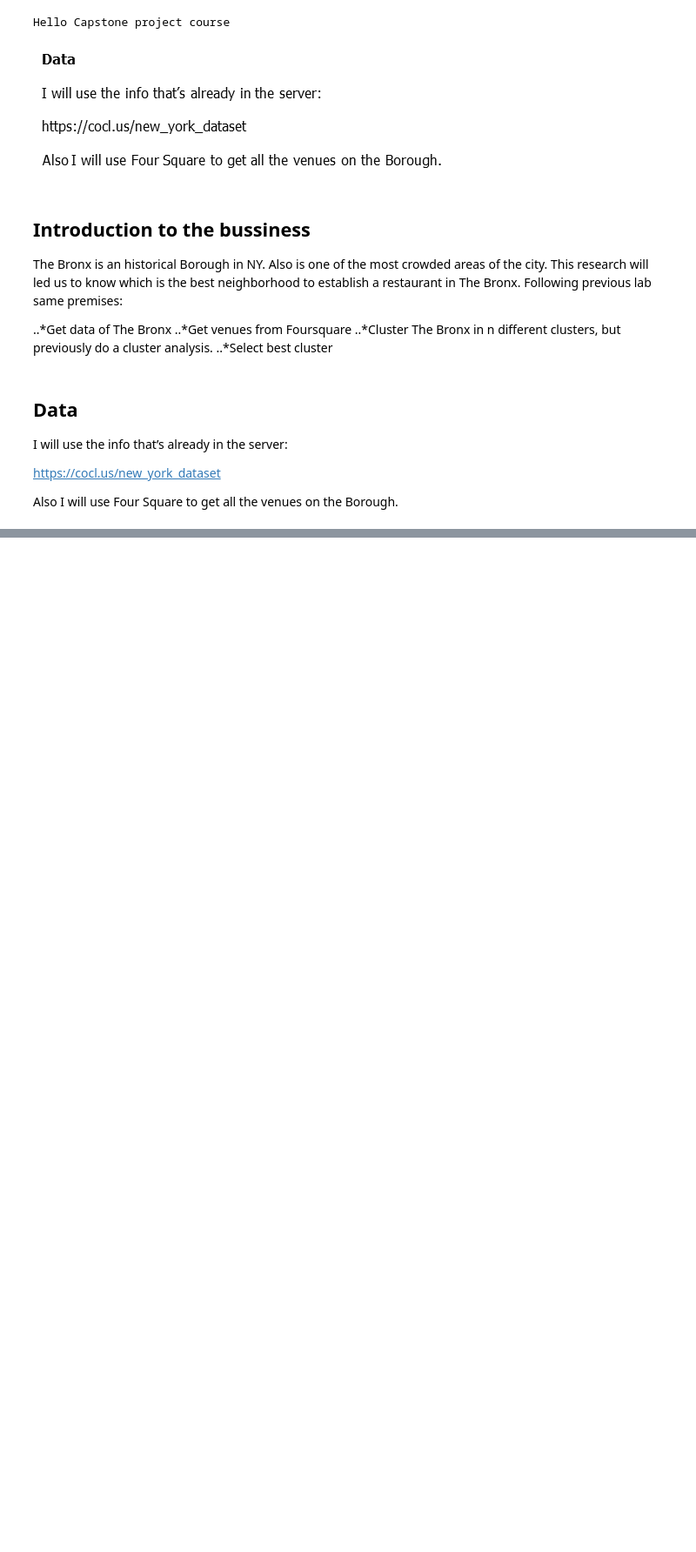
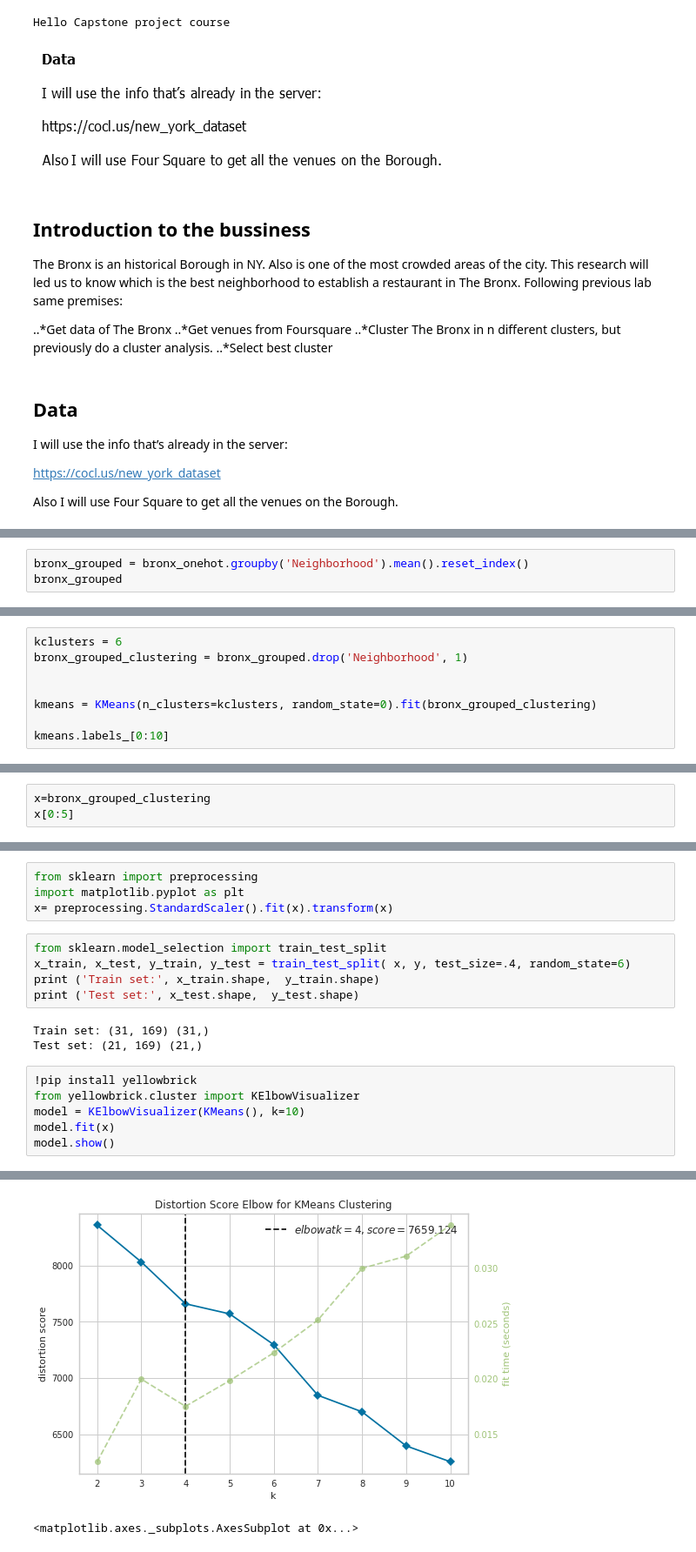
Before and after one commit to LordMakario/IBMDatascience, a Jupyter notebook: Capstone project Notebook.ipynb, the cells around one changed output, grey strips where cells are left out. Shown at 87% size. Cells and saved outputs as stored; diff of their text form; blank space fills up the shorter version.

```diff
--- a/Capstone project Notebook.ipynb
+++ b/Capstone project Notebook.ipynb
@@ -28,0 +386,3 @@ Also I will use Four Square to get all the venues on the Borough.
+# %%
+bronx_grouped = bronx_onehot.groupby('Neighborhood').mean().reset_index()
+bronx_grouped
@@ -28,0 +470,8 @@ Also I will use Four Square to get all the venues on the Borough.
+# %%
+kclusters = 6
+bronx_grouped_clustering = bronx_grouped.drop('Neighborhood', 1)
+
+
+kmeans = KMeans(n_clusters=kclusters, random_state=0).fit(bronx_grouped_clustering)
+
+kmeans.labels_[0:10]
@@ -28,0 +517,3 @@ Also I will use Four Square to get all the venues on the Borough.
+# %%
+x=bronx_grouped_clustering
+x[0:5]
@@ -28,0 +537,19 @@ Also I will use Four Square to get all the venues on the Borough.
+# %%
+from sklearn import preprocessing
+import matplotlib.pyplot as plt
+x= preprocessing.StandardScaler().fit(x).transform(x)
+# %%
+from sklearn.model_selection import train_test_split
+x_train, x_test, y_train, y_test = train_test_split( x, y, test_size=.4, random_state=6)
+print ('Train set:', x_train.shape,  y_train.shape)
+print ('Test set:', x_test.shape,  y_test.shape)
+# %% [output]
+Train set: (31, 169) (31,)
+Test set: (21, 169) (21,)
+# %%
+!pip install yellowbrick
+from yellowbrick.cluster import KElbowVisualizer
+model = KElbowVisualizer(KMeans(), k=10)
+model.fit(x)
+model.show()
+# %% [output]
@@ -28,0 +567,2 @@ Also I will use Four Square to get all the venues on the Borough.
+[figure, added]
+<matplotlib.axes._subplots.AxesSubplot at 0x...>
```
Also changed, not shown: parts of 42 cells of this notebook.
